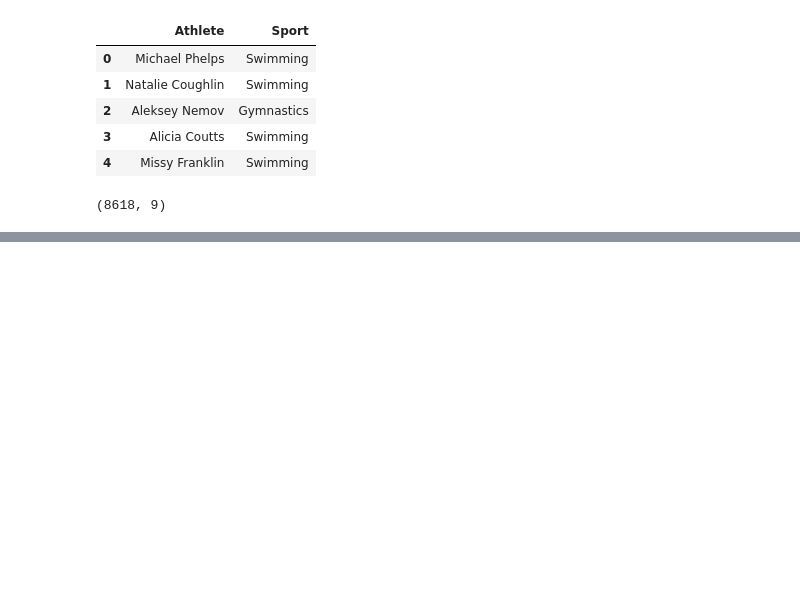
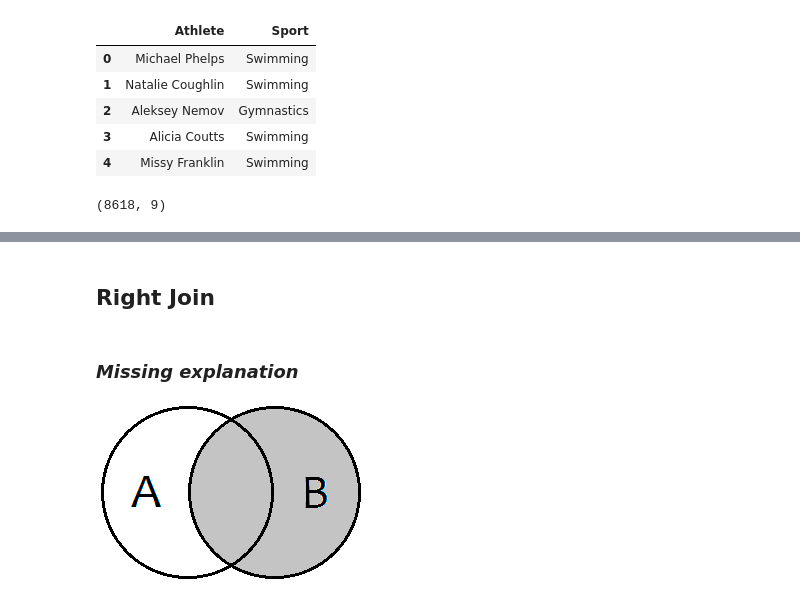
Before and after one commit to jasalazar/machine_learning_1, a Jupyter notebook: notebooks/Example_6 - Data Concatenation.ipynb, the cells around one changed output, grey strips where cells are left out. Cells and saved outputs as stored; diff of their text form; code cells hidden in the pictures; blank space fills up the shorter version.

```diff
--- a/notebooks/Example_6 - Data Concatenation.ipynb
+++ b/notebooks/Example_6 - Data Concatenation.ipynb
@@ -212,0 +252,8 @@ data_final.head(20)
+# %% [markdown]
+## Right Join
+# %% [markdown]
+### *Missing explanation*
+# %%
+Image( filename="resources/right-join.png" )
+# %% [output]
+[figure, added]
```
Also changed, not shown: parts of 13 cells of this notebook.
